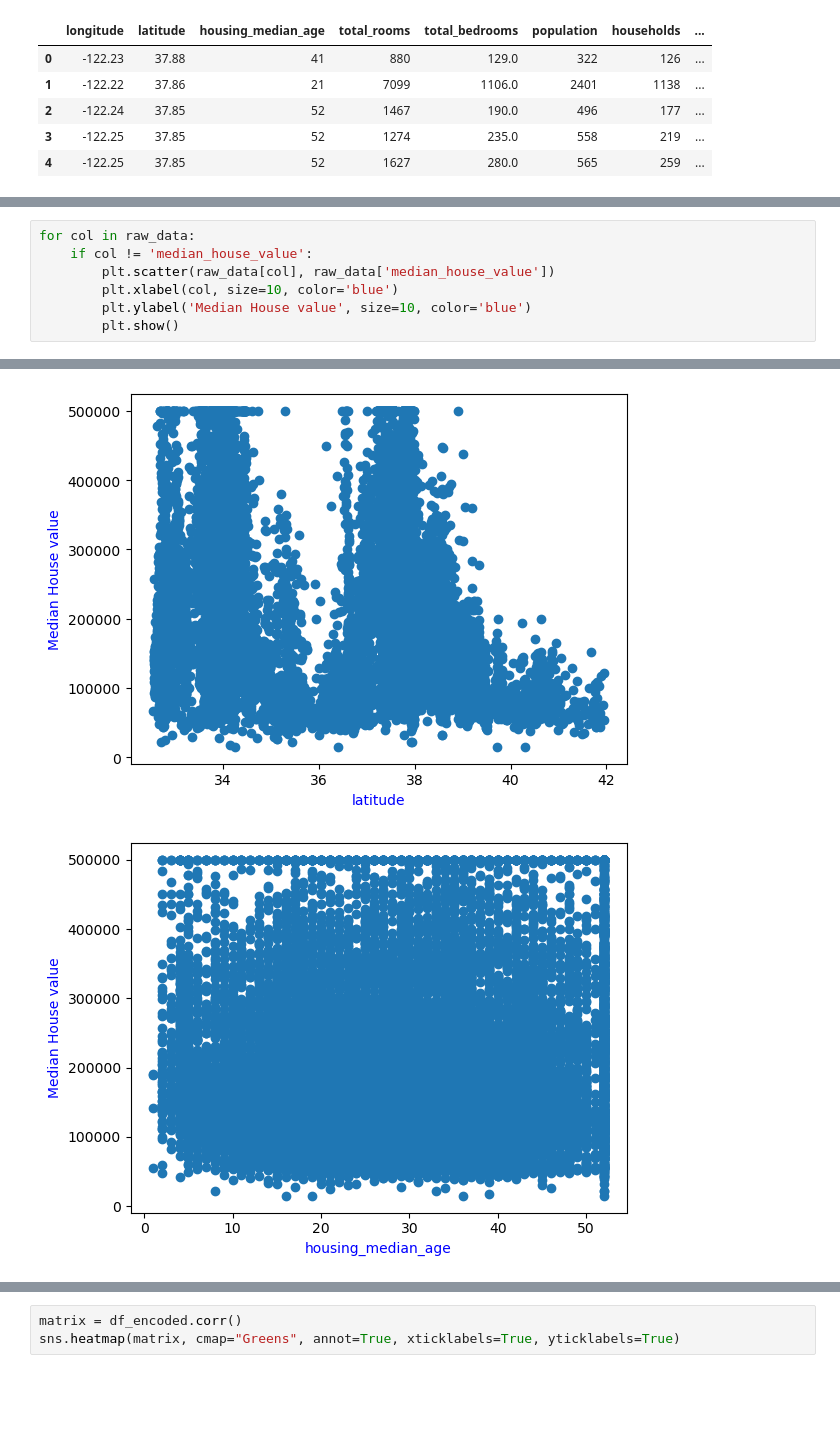
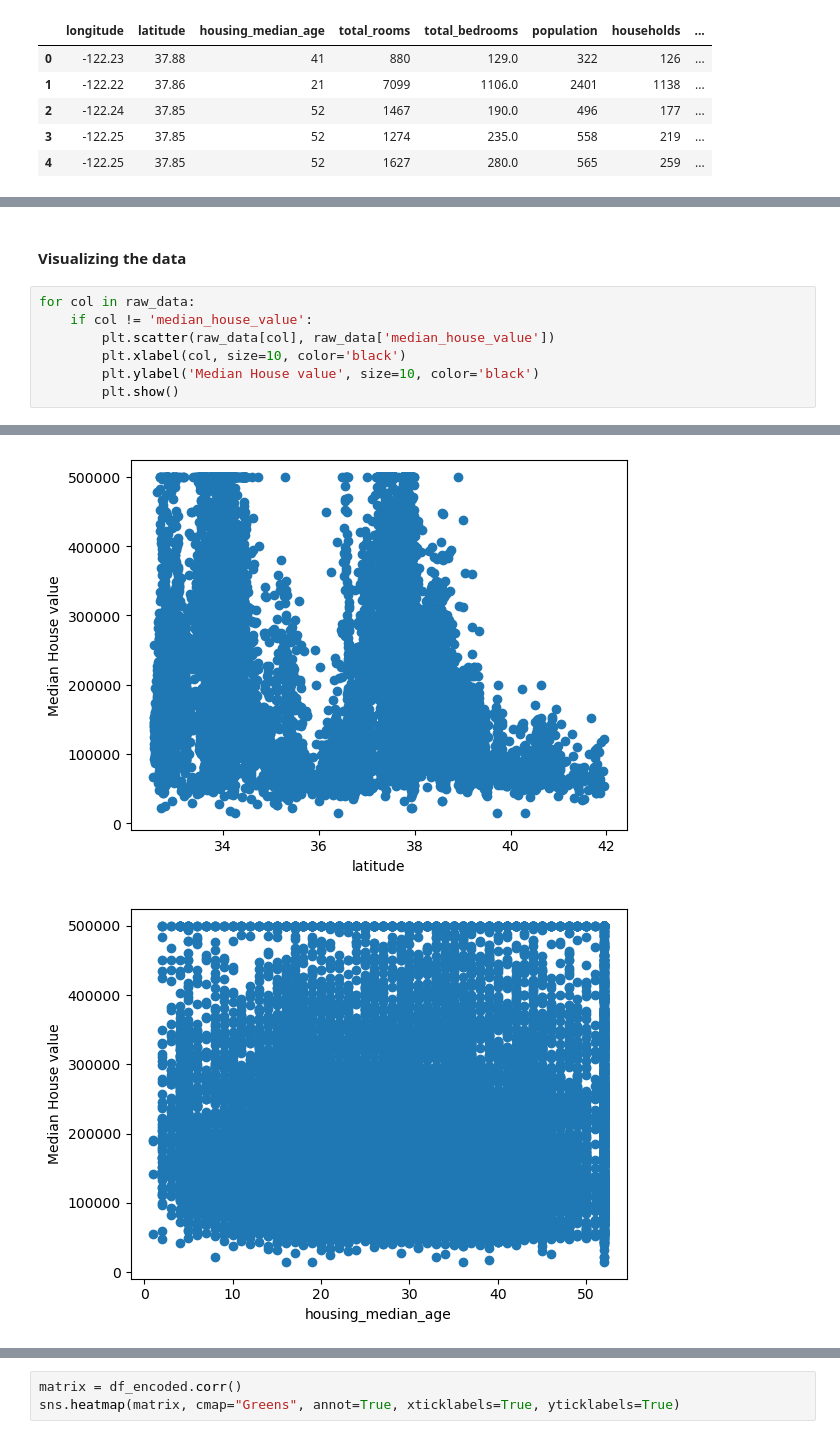
Before and after one commit to Prasanna-Shrestha/California-House-Price-Kaggle-, a Jupyter notebook: HousePrice.ipynb, the cells around one changed output, grey strips where cells are left out. Drawn from its saved outputs; the diff is of its cells as text; blank space fills up the shorter version.

```diff
--- a/HousePrice.ipynb
+++ b/HousePrice.ipynb
@@ -31,11 +33,13 @@ raw_data.describe(include='all')
 | 50% | -118.490000 | 34.260000 | 29.000000 | 2127.000000 | 435.000000 | 1166.000000 | 409.000000 | ... |
 | 75% | -118.010000 | 37.710000 | 37.000000 | 3148.000000 | 647.000000 | 1725.000000 | 605.000000 | ... |
 | max | -114.310000 | 41.950000 | 52.000000 | 39320.000000 | 6445.000000 | 35682.000000 | 6082.000000 | ... |
+# %% [markdown]
+#### Visualizing the data
 # %%
 for col in raw_data:
     if col != 'median_house_value':
         plt.scatter(raw_data[col], raw_data['median_house_value'])
-        plt.xlabel(col, size=10, color='blue')
-        plt.ylabel('Median House value', size=10, color='blue')
+        plt.xlabel(col, size=10, color='black')
+        plt.ylabel('Median House value', size=10, color='black')
         plt.show()
 # %% [output]
@@ -43,2 +47,2 @@ for col in raw_data:
-[figure, old version]
+[figure, new version]
-[figure, old version]
+[figure, new version]
```
Also changed, not shown: parts of 52 cells of this notebook.
